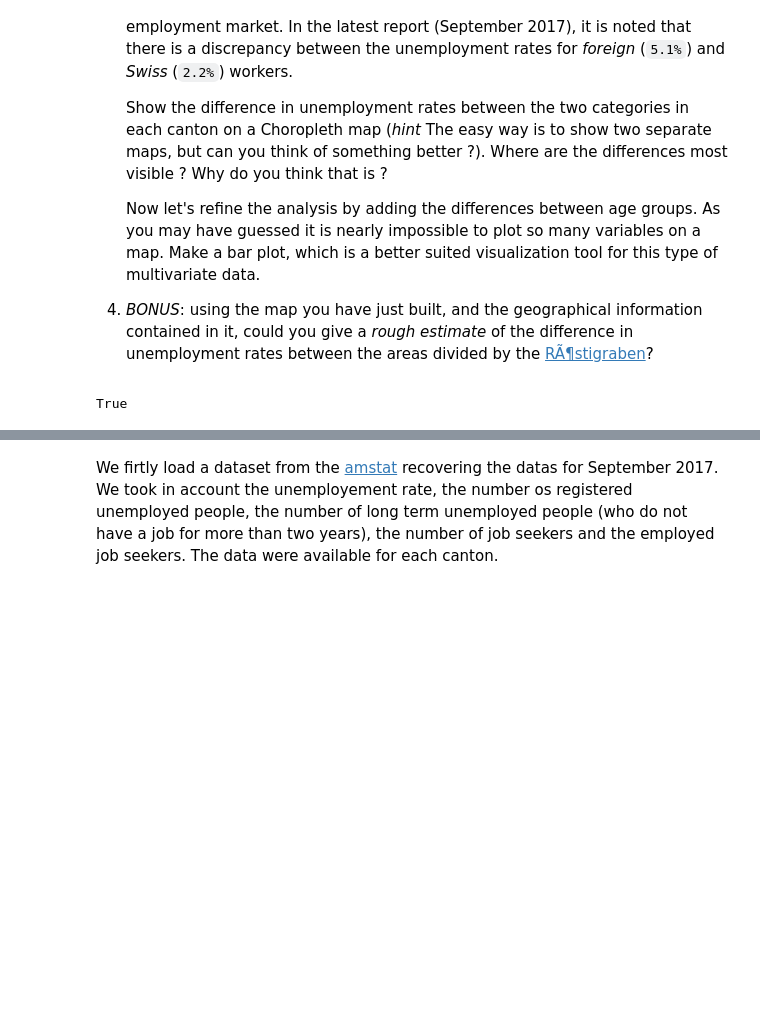
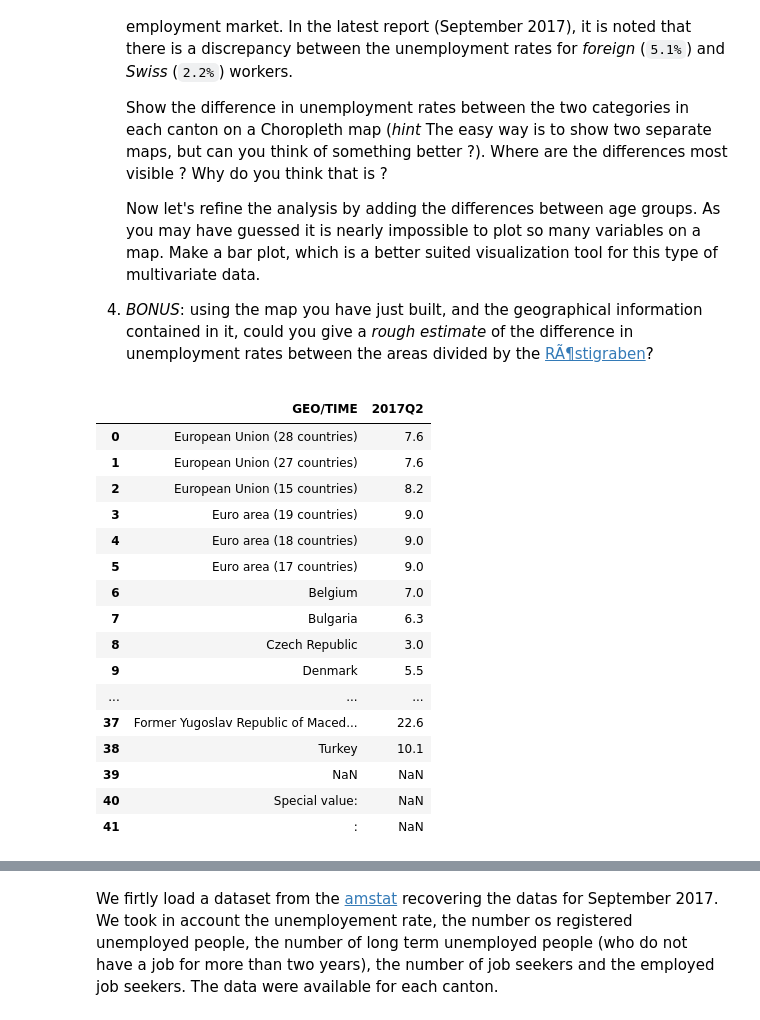
Before and after one commit to sbeuret/ADAProject_Bacsa_Beuret_Santarelli, a Jupyter notebook: 03 - Interactive Viz/Homework3.ipynb, the cells around one changed output, grey strips where cells are left out. Drawn from its saved outputs; the diff is of its cells as text; code cells hidden in the pictures; blank space fills up the shorter version.

```diff
--- a/03 - Interactive Viz/Homework3.ipynb
+++ b/03 - Interactive Viz/Homework3.ipynb
@@ -53,15 +53,3 @@ These will be used as an overlay on the Folium maps.
    Now let's refine the analysis by adding the differences between age groups. As you may have guessed it is nearly impossible to plot so many variables on a map. Make a bar plot, which is a better suited visualization tool for this type of multivariate data.
 
 4. *BONUS*: using the map you have just built, and the geographical information contained in it, could you give a *rough estimate* of the difference in unemployment rates between the areas divided by the [RÃ¶stigraben](https://en.wikipedia.org/wiki/R%C3%B6stigraben)?
-# %%
-import os
-import pandas as pd
-import json
-import folium
-import branca
-from branca.colormap import ColorMap
-import numpy as np
-from jenks import jenks
-print(folium.__version__ == '0.5.0')
-# %% [output]
-True
@@ -68 +68,31 @@ True
+# %%
+DATA_FOLDER = './Data'
+EU_DATA_FOLDER=DATA_FOLDER + '/LFS-quaterly-TotalUnemployment' # LFS: Labour Force Survey
+
+#URGAN: Unemployment Rates by Gender, Age and Nationality
+#use separated sheet to get  the sheet'Data' with the total (male + female) UR
+#EU_URN: EUrope Unemployment Rates by Nationality
+eu_urn= pd.read_excel(EU_DATA_FOLDER + '/lfsq_urgan-2.xls', sheetname='Data', header=11);
+
+#keep most recent Unemployment rates here the second quarter of 2017 i.e 2017Q2
+eu_urn = eu_urn[['GEO/TIME','2017Q2']]
+eu_urn
+# %% [output]
+|  | GEO/TIME | 2017Q2 |
+| 0 | European Union (28 countries) | 7.6 |
+| 1 | European Union (27 countries) | 7.6 |
+| 2 | European Union (15 countries) | 8.2 |
+| 3 | Euro area (19 countries) | 9.0 |
+| 4 | Euro area (18 countries) | 9.0 |
+| 5 | Euro area (17 countries) | 9.0 |
+| 6 | Belgium | 7.0 |
+| 7 | Bulgaria | 6.3 |
+| 8 | Czech Republic | 3.0 |
+| 9 | Denmark | 5.5 |
+| ... | ... | ... |
+| 37 | Former Yugoslav Republic of Maced... | 22.6 |
+| 38 | Turkey | 10.1 |
+| 39 | NaN | NaN |
+| 40 | Special value: | NaN |
+| 41 | : | NaN |
 # %%
```
Also changed, not shown: parts of 17 cells of this notebook, 1 other file.
